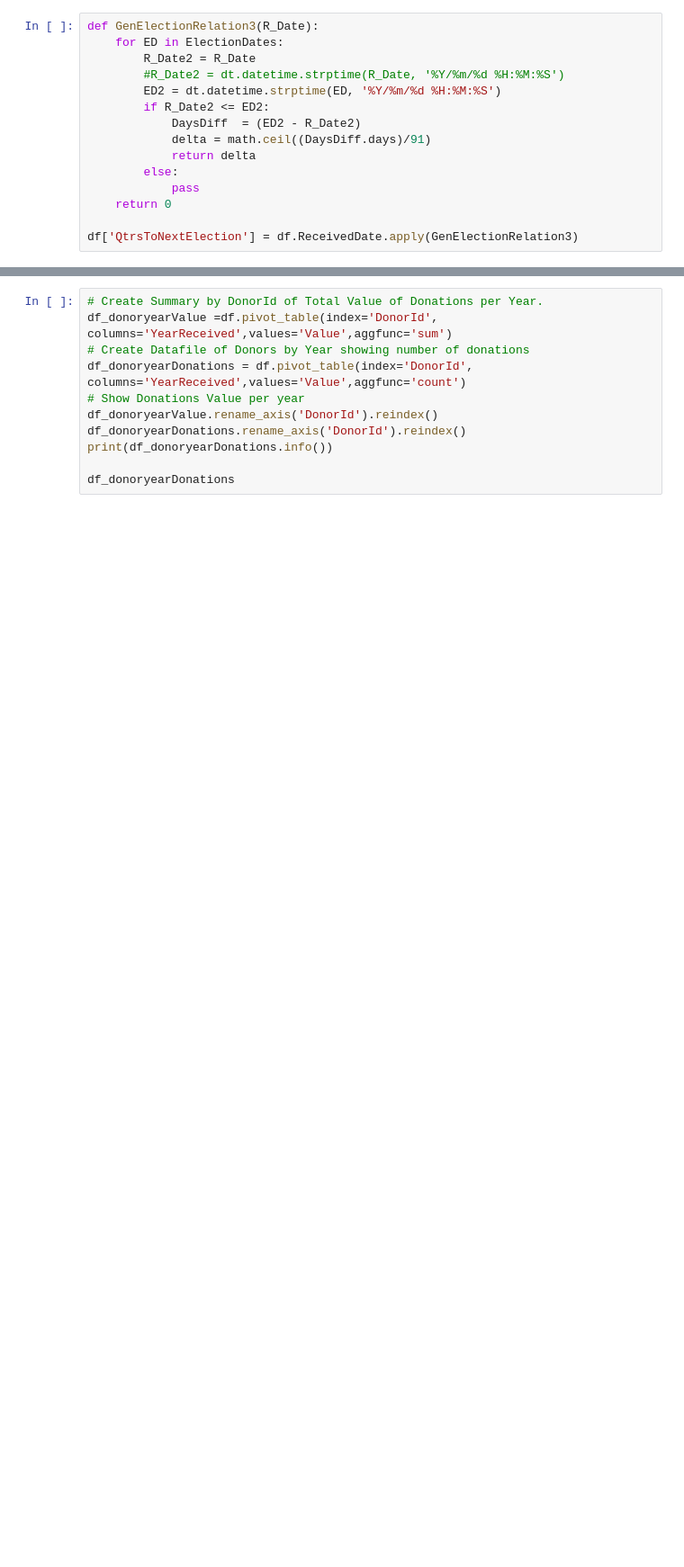
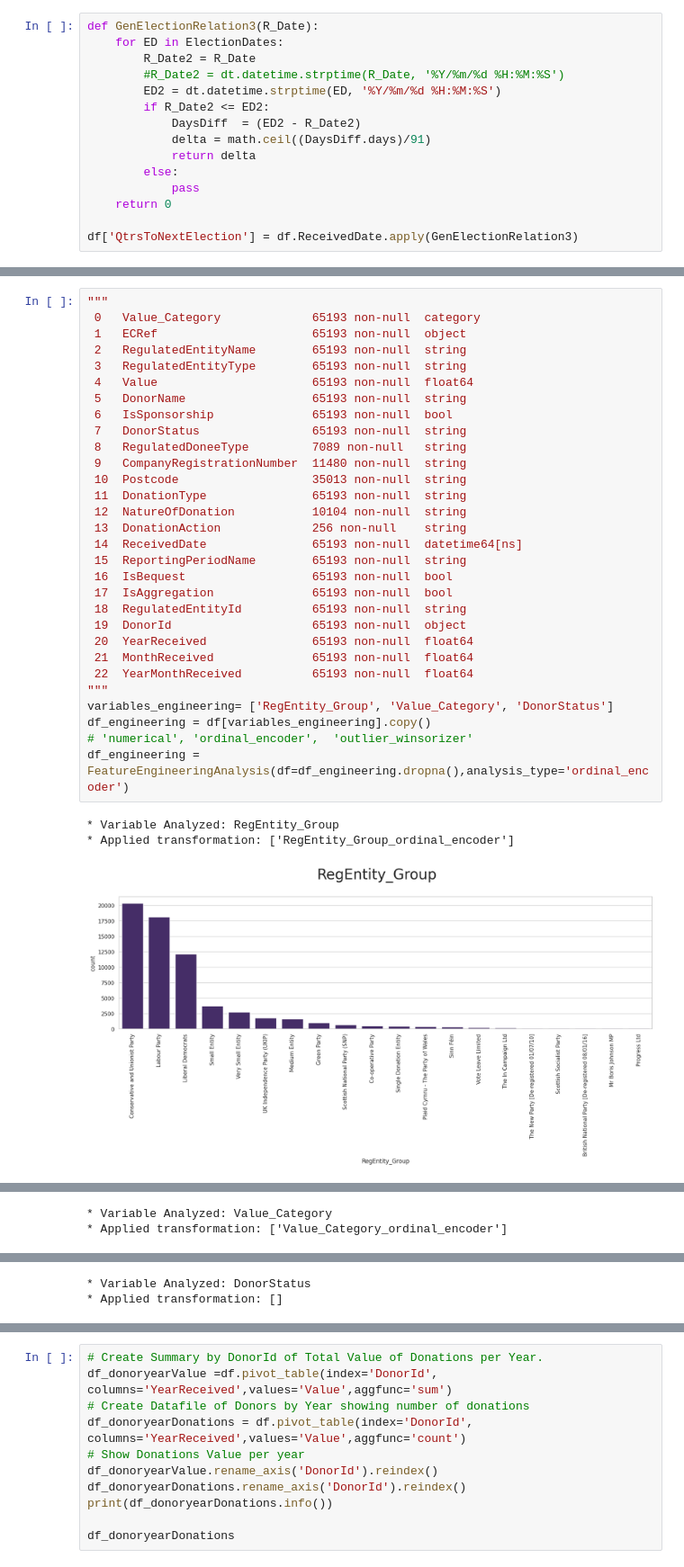
Before and after one commit to Hysnap/PoliticalDonations_Repository, a Jupyter notebook: jupyter_notebooks/DataManipulationTrial.ipynb, the cells around one changed output, grey strips where cells are left out. Shown at 90% size. Drawn from its saved outputs; the diff is of its cells as text; blank space fills up the shorter version.

```diff
--- a/jupyter_notebooks/DataManipulationTrial.ipynb
+++ b/jupyter_notebooks/DataManipulationTrial.ipynb
@@ -379,0 +644,34 @@ PlotData.reindex()
+# %%
+"""
+ 0   Value_Category             65193 non-null  category
+ 1   ECRef                      65193 non-null  object
+ 2   RegulatedEntityName        65193 non-null  string
+ 3   RegulatedEntityType        65193 non-null  string
+ 4   Value                      65193 non-null  float64
+ 5   DonorName                  65193 non-null  string
+ 6   IsSponsorship              65193 non-null  bool
+ 7   DonorStatus                65193 non-null  string
+ 8   RegulatedDoneeType         7089 non-null   string
+ 9   CompanyRegistrationNumber  11480 non-null  string
+ 10  Postcode                   35013 non-null  string
+ 11  DonationType               65193 non-null  string
+ 12  NatureOfDonation           10104 non-null  string
+ 13  DonationAction             256 non-null    string
+ 14  ReceivedDate               65193 non-null  datetime64[ns]
+ 15  ReportingPeriodName        65193 non-null  string
+ 16  IsBequest                  65193 non-null  bool
+ 17  IsAggregation              65193 non-null  bool
+ 18  RegulatedEntityId          65193 non-null  string
+ 19  DonorId                    65193 non-null  object
+ 20  YearReceived               65193 non-null  float64
+ 21  MonthReceived              65193 non-null  float64
+ 22  YearMonthReceived          65193 non-null  float64
+"""
+variables_engineering= ['RegEntity_Group', 'Value_Category', 'DonorStatus']
+df_engineering = df[variables_engineering].copy()
+# 'numerical', 'ordinal_encoder',  'outlier_winsorizer'
+df_engineering = FeatureEngineeringAnalysis(df=df_engineering.dropna(),analysis_type='ordinal_encoder')
+# %% [output]
+* Variable Analyzed: RegEntity_Group
+* Applied transformation: ['RegEntity_Group_ordinal_encoder']
+[figure, added]
@@ -379,0 +679,2 @@ PlotData.reindex()
+* Variable Analyzed: Value_Category
+* Applied transformation: ['Value_Category_ordinal_encoder']
@@ -379,0 +683,2 @@ PlotData.reindex()
+* Variable Analyzed: DonorStatus
+* Applied transformation: []
```
Also changed, not shown: parts of 14 cells of this notebook, 2 other files.
